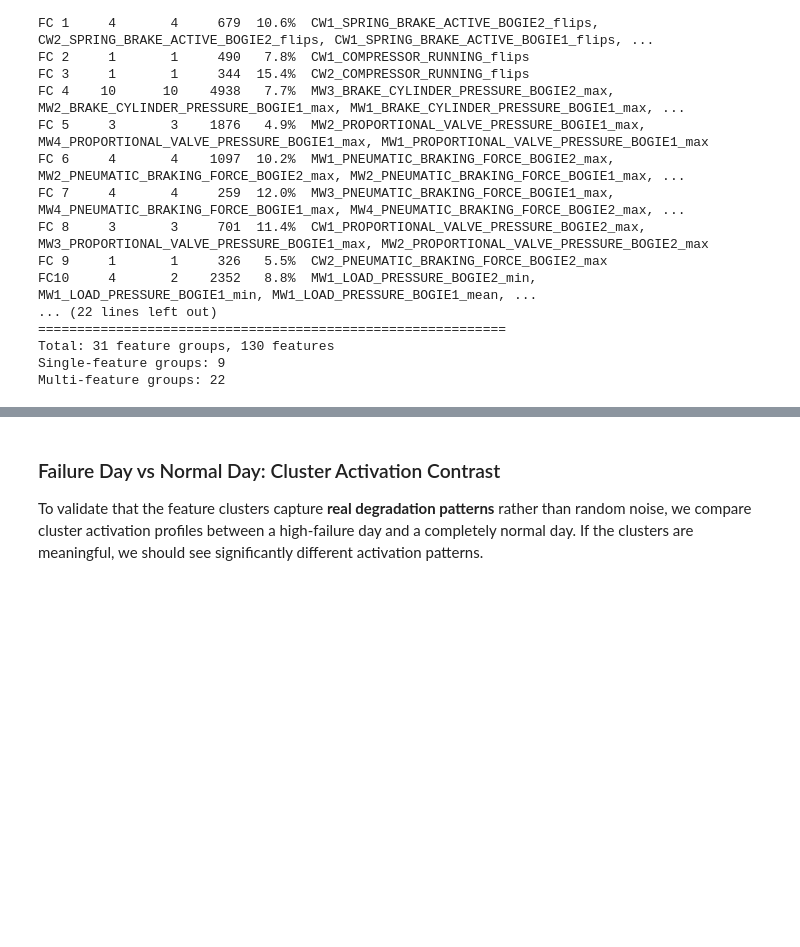
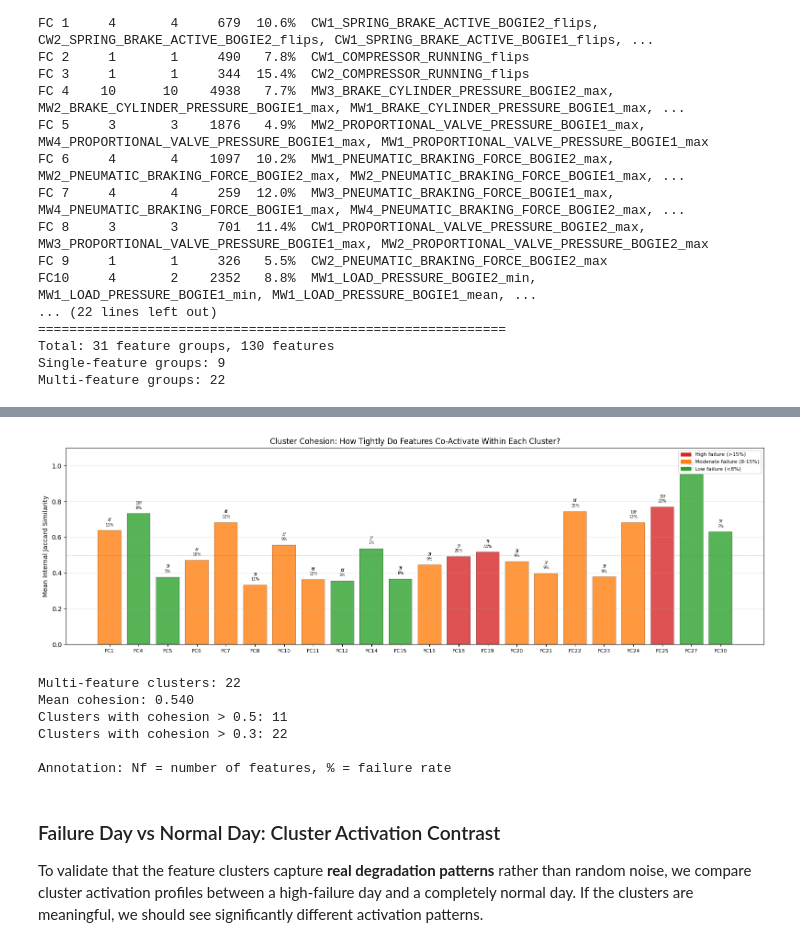
Before and after one commit to Emir515/Kurtulus-thesis, a Jupyter notebook: notebooks/04_anomaly_detection_cluster_analysis.ipynb, the cells around one changed output, grey strips where cells are left out. Saved outputs shown, nothing was run; the diff lists cells and outputs as text; code cells hidden in the pictures; blank space fills up the shorter version.

```diff
--- a/notebooks/04_anomaly_detection_cluster_analysis.ipynb
+++ b/notebooks/04_anomaly_detection_cluster_analysis.ipynb
@@ -353,3 +534,81 @@ Multi-feature groups: 22
+# %%
+# ── Cluster Cohesion: Average Internal Jaccard Similarity per FC ──
+# For each cluster with >= 2 features, compute the mean pairwise Jaccard similarity
+
+fc_ids_all = sorted(heuristic_a.keys())
+fc_labels_plot = []
+fc_cohesion = []
+fc_sizes = []
+fc_fail_pcts = []
+
+for fc in fc_ids_all:
+    feats = [f for f in heuristic_a[fc] if f in active_feats]
+    if len(feats) < 2:
+        continue
+
+    act_sub = anom_activations[feats].values
+    n = len(feats)
+    jac_vals = []
+    for i in range(n):
+        for j in range(i + 1, n):
+            inter = (act_sub[:, i] & act_sub[:, j]).sum()
+            union = (act_sub[:, i] | act_sub[:, j]).sum()
+            jac_vals.append(inter / max(union, 1))
+
+    cl_act = anom_activations[feats].any(axis=1)
+    n_win = cl_act.sum()
+    n_fail = int(anom_meta.loc[cl_act, 'label'].sum())
+
+    fc_labels_plot.append(f'FC{fc}')
+    fc_cohesion.append(np.mean(jac_vals))
+    fc_sizes.append(len(feats))
+    fc_fail_pcts.append(100 * n_fail / max(n_win, 1))
+
+# Plot
+fig, ax = plt.subplots(figsize=(16, 5))
+x = np.arange(len(fc_labels_plot))
+colors = ['#d62728' if fp > 15 else '#ff7f0e' if fp > 8 else '#2ca02c' for fp in fc_fail_pcts]
+bars = ax.bar(x, fc_cohesion, color=colors, alpha=0.8, edgecolor='black', linewidth=0.3)
+
+# Annotate with size and failure %
+for i, (coh, sz, fp) in enumerate(zip(fc_cohesion, fc_sizes, fc_fail_pcts)):
+    ax.text(i, coh + 0.02, f'{sz}f\n{fp:.0f}%', ha='center', va='bottom', fontsize=6)
+
+ax.set_xticks(x)
+ax.set_xticklabels(fc_labels_plot, fontsize=8)
+ax.set_ylabel('Mean Internal Jaccard Similarity')
+ax.set_title('Cluster Cohesion: How Tightly Do Features Co-Activate Within Each Cluster?')
+ax.set_ylim(0, 1.1)
+ax.axhline(0.5, color='gray', linestyle='--', linewidth=0.8, alpha=0.5, label='0.5 threshold')
+ax.grid(axis='y', alpha=0.3)
+
+# Legend for colors
+from matplotlib.patches import Patch
+legend_patches = [
+    Patch(color='#d62728', label='High failure (>15%)'),
+    Patch(color='#ff7f0e', label='Moderate failure (8-15%)'),
+    Patch(color='#2ca02c', label='Low failure (<8%)')
+]
+ax.legend(handles=legend_patches, loc='upper right', fontsize=8)
+
+plt.tight_layout()
+plt.show()
+
+# Summary stats
+print(f'Multi-feature clusters: {len(fc_cohesion)}')
+print(f'Mean cohesion: {np.mean(fc_cohesion):.3f}')
+print(f'Clusters with cohesion > 0.5: {sum(1 for c in fc_cohesion if c > 0.5)}')
+print(f'Clusters with cohesion > 0.3: {sum(1 for c in fc_cohesion if c > 0.3)}')
+print()
+print('Annotation: Nf = number of features, % = failure rate')
+# %% [output]
+[figure, added]
+Multi-feature clusters: 22
+Mean cohesion: 0.540
+Clusters with cohesion > 0.5: 11
+Clusters with cohesion > 0.3: 22
+
+Annotation: Nf = number of features, % = failure rate
 # %% [markdown]
 ### Failure Day vs Normal Day: Cluster Activation Contrast
 
```
Also changed, not shown: parts of 11 cells of this notebook, 1 other file.
